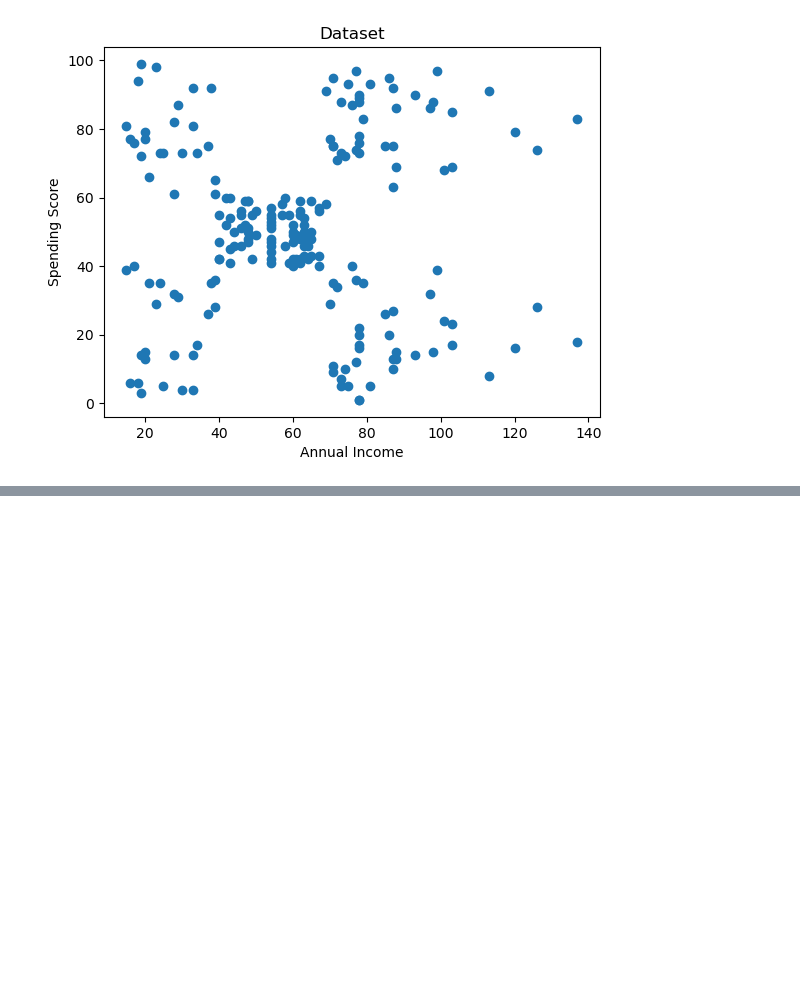
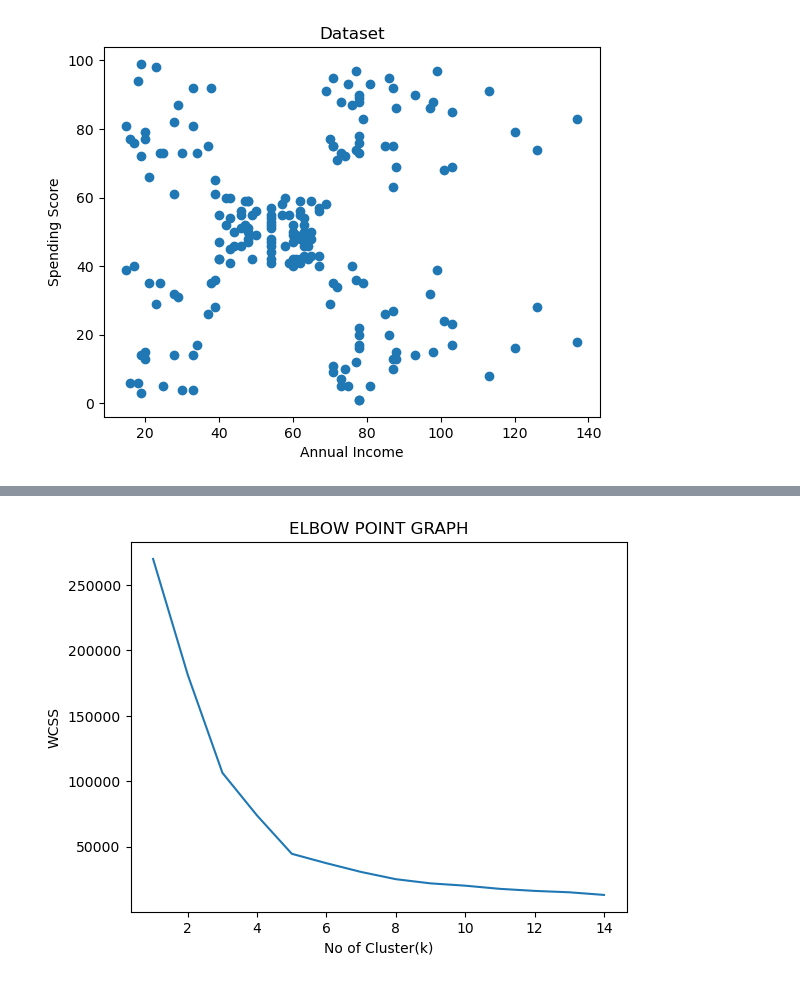
Before and after one commit to AndronicusLepcha/MachineLearning, a Jupyter notebook: K-means/Elbow_Point.ipynb, the cells around one changed output, grey strips where cells are left out. Saved outputs shown, nothing was run; the diff lists cells and outputs as text; code cells hidden in the pictures; blank space fills up the shorter version.

Commit message:
Kmeans completed

```diff
--- a/K-means/Elbow_Point.ipynb
+++ b/K-means/Elbow_Point.ipynb
@@ -42,3 +42,10 @@ plt.ylabel("Spending Score")
 plt.show()
 # %% [output]
 [figure]
+# %%
+wcss=[]
+for i in range(1,15):
+    kmeans=KMeans(n_clusters=i,random_state=2,n_init=10)
+    kmeans.fit(x)
+    wcss.append(kmeans.inertia_)
+print(wcss)
@@ -44,0 +71,8 @@ plt.show()
+# %%
+plt.plot(range(1,15),wcss)
+plt.title("ELBOW POINT GRAPH")
+plt.xlabel("No of Cluster(k)")
+plt.ylabel("WCSS")
+plt.show()
+# %% [output]
+[figure, added]
```
Also changed, not shown: parts of 5 cells of this notebook, 1 other file.
